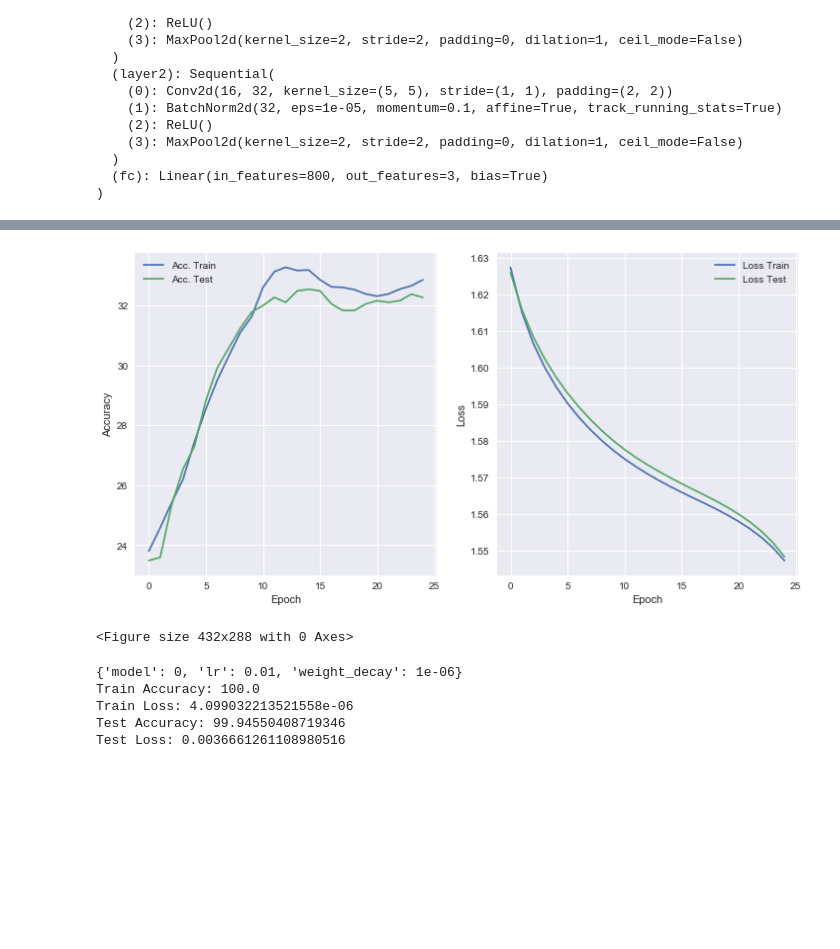
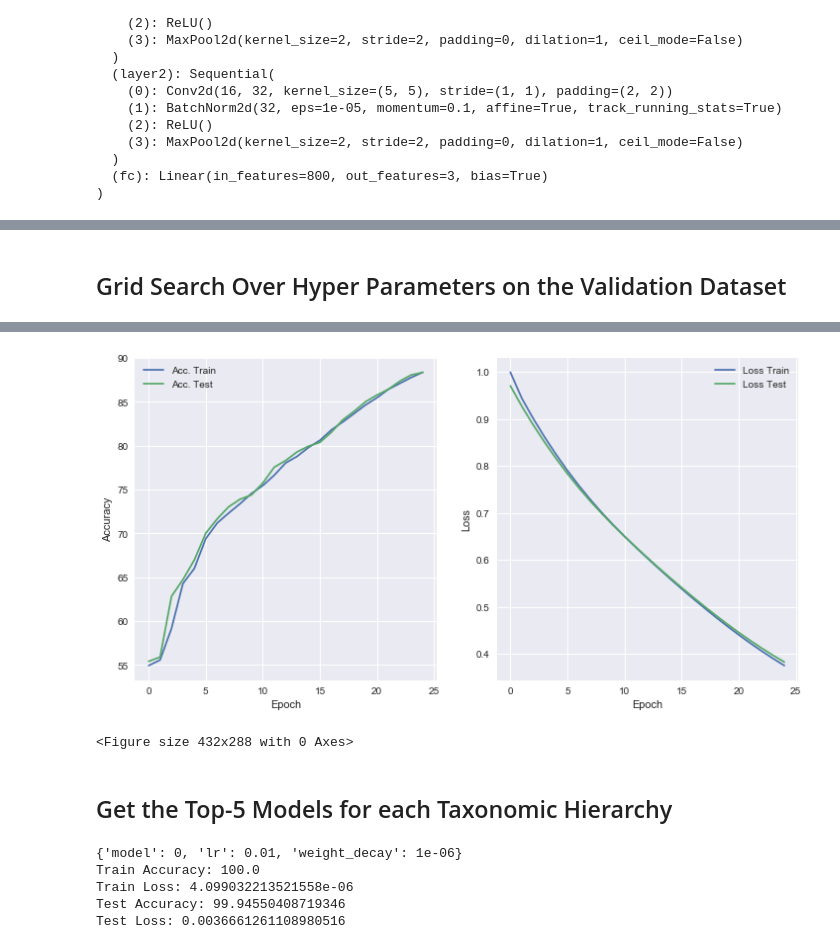
Before and after one commit to srivathsapv/cgda_project, a Jupyter notebook: notebooks/CNN - DNA QRCode Based.ipynb, the cells around one changed output, grey strips where cells are left out. Drawn from its saved outputs; the diff is of its cells as text; code cells hidden in the pictures; blank space fills up the shorter version.

```diff
--- a/notebooks/CNN - DNA QRCode Based.ipynb
+++ b/notebooks/CNN - DNA QRCode Based.ipynb
@@ -348,3 +324,5 @@ Test Loss: 0.2399517126239288
+# %% [markdown]
+## Grid Search Over Hyper Parameters on the Validation Dataset
 # %%
 # search space
 levels_and_models = [("phylum", ConvNet(3)), ("class", ConvNet(5)), ("order", ConvNet(10))]
@@ -367,9 +345,8 @@ with Pool(int(cpu_count() / torch.get_num_threads()) - 1) as p:
     experiment_logs = p.map(cnn_train_test_unpack, param_dicts)
 np.save("data/grid_search_best_cnn_logs.npy", np.array(experiment_logs))
 # %%
-# try
+# test
 experiment_logs = np.load("data/grid_search_best_cnn_logs.npy")
-test_exp = 117
+test_exp = 10
 plot(*experiment_logs[test_exp][:-1])
-# print(experiment_logs[test_exp])
 # %% [output]
@@ -380,3 +357,5 @@ Test Loss: 1.5483619960192438
-[figure, old version]
+[figure, new version]
 <Figure size 432x288 with 0 Axes>
+# %% [markdown]
+## Get the Top-5 Models for each Taxonomic Hierarchy
 # %%
```
Also changed, not shown: parts of 35 cells of this notebook, 1 other file.
